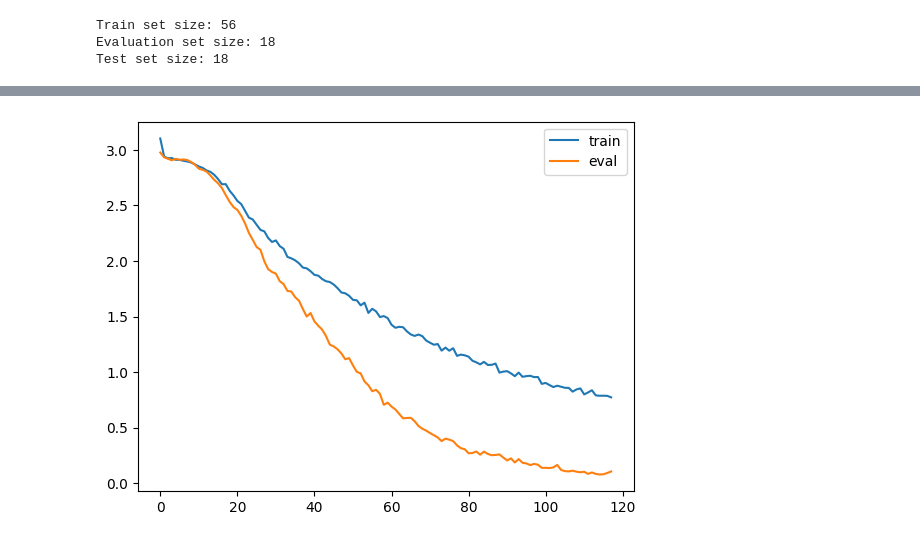
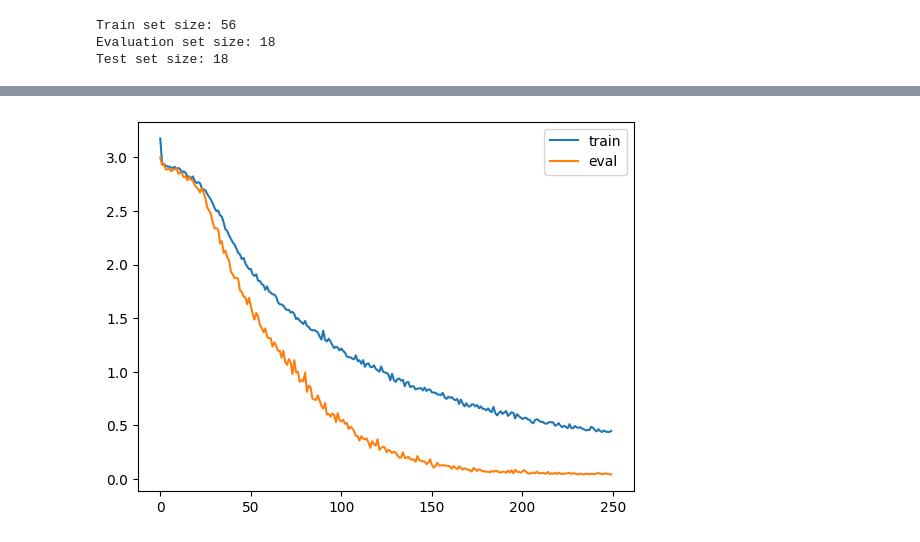
Before and after one commit to marc0bortolotti/Affective-AI-Music-Improviser, a Jupyter notebook: TCN/training.ipynb, the cells around one changed output, grey strips where cells are left out. Cells and saved outputs as stored; diff of their text form; code cells hidden in the pictures.

```diff
--- a/TCN/training.ipynb
+++ b/TCN/training.ipynb
@@ -30,7 +30,7 @@ DIRECTORY_PATH = ''
 
 EPOCHS = 500 # 500
 LEARNING_RATE = 2 # 4
-BATCH_SIZE = 2
+BATCH_SIZE = 4 # 16
 TRAIN_MODEL = True
 # %%
 '''
@@ -207,20 +203,23 @@ def epoch_step(dataloader, mode):
         # calculate the loss
         loss = criterion(final_output, final_target)
 
-        # calculate the gradients
-        loss.backward()
+        if mode == 'train':
+            # calculate the gradients
+            loss.backward()
 
-        if GRADIENT_CLIP > 0:
-            torch.nn.utils.clip_grad_norm_(model.parameters(), GRADIENT_CLIP)
+            # clip the gradients to avoid exploding gradients
+            if GRADIENT_CLIP > 0:
+                torch.nn.utils.clip_grad_norm_(model.parameters(), GRADIENT_CLIP)
 
-        # update the weights
-        optimizer.step()
+            # update the weights
+            optimizer.step()
 
         total_loss += loss.data.item()
 
     return total_loss / len(dataloader)
 # %%
-best_loss = 1e8
+best_eval_loss = 1e8
+best_train_loss = 1e8
 best_model_epoch = 0
 eval_losses = []
 train_losses = []
@@ -230,7 +229,7 @@ early_stop = False
 
 if TRAIN_MODEL:
 
-    RESULTS_PATH = os.path.join(DIRECTORY_PATH, 'results', time.strftime("%Y%m%d-%H%M%S"))
+    RESULTS_PATH = os.path.join(DIRECTORY_PATH, 'results', time.strftime("%Y%m%d_%H%M%S"))
     if not os.path.exists(RESULTS_PATH):
         os.makedirs(RESULTS_PATH)
 
@@ -246,10 +245,13 @@ if TRAIN_MODEL:
         eval_loss = epoch_step(eval_dataloader, 'eval')
 
         # Save the model if the validation loss is the best we've seen so far.
-        if eval_loss < best_loss:
+        if eval_loss < best_eval_loss:
             torch.save(model.state_dict(), MODEL_PATH)
-            best_loss = eval_loss
+            best_eval_loss = eval_loss
             best_model_epoch = epoch
+
+        if train_loss < best_train_loss:
+            best_train_loss = train_loss
 
         # # Anneal the learning rate if the validation loss plateaus
         # if epoch > 5 and eval_loss >= max(eval_losses[-5:]):
@@ -264,8 +266,8 @@ if TRAIN_MODEL:
         train_losses.append(train_loss)
 
         # Early stopping
-        if epoch > 10:
-            if eval_loss >= min(eval_losses[-10:]):
+        if epoch > 15:
+            if min(eval_losses[-15:]) > best_eval_loss:
                 break
 
         # print the loss and the progress
@@ -274,5 +276,5 @@ if TRAIN_MODEL:
                 .format(epoch, EPOCHS, lr, elapsed * 1000, train_loss, eval_loss))
 
     print('\n\n TRAINING FINISHED:\n\n\tBest Loss: {:5.2f}\tBest Model saved at epoch: {:3d}' \
-            .format(best_loss, best_model_epoch))
+            .format(best_eval_loss, best_model_epoch))
 # %% [output]
@@ -302,35 +310,40 @@ if TRAIN_MODEL:
     plt.legend()
     plt.savefig(os.path.join(RESULTS_PATH, 'losses.png'))
 
     plt.show()
 
 
     # save the vocabularies
     INPUT_TOK.VOCAB.save(os.path.join(RESULTS_PATH, 'input_vocab.txt'))
     OUTPUT_TOK.VOCAB.save(os.path.join(RESULTS_PATH, 'output_vocab.txt'))
 
      # save the model hyperparameters in a file txt
     with open(os.path.join(RESULTS_PATH, 'model_hyperparameters.txt'), 'w') as f:
 
         f.write(f'----------OPTIMIZATION PARAMETERS----------\n')
         f.write(f'DATE: {time.strftime("%Y%m%d-%H%M%S")}\n')
         f.write(f'DATASET_PATH: {DATASET_PATH}\n')
         f.write(f'SEED: {SEED}\n')
         f.write(f'INPUT_SIZE: {INPUT_VOCAB_SIZE}\n')
         f.write(f'EMBEDDING_SIZE: {EMBEDDING_SIZE}\n')
         f.write(f'LEVELS: {LEVELS}\n')
         f.write(f'HIDDEN_UNITS: {HIDDEN_UNITS}\n')
         f.write(f'NUM_CHANNELS: {NUM_CHANNELS}\n')
         f.write(f'OUTPUT_SIZE: {OUTPUT_VOCAB_SIZE}\n')
         f.write(f'LOSS_WEIGTHS: {LOSS_WEIGTHS}\n')
         f.write(f'LEARNING_RATE: {LEARNING_RATE}\n')
         f.write(f'BATCH_SIZE: {BATCH_SIZE}\n')
         f.write(f'EPOCHS: {EPOCHS}\n')
-        f.write(f'BEST_LOSS: {best_loss}\n')
+        f.write(f'GRADIENT_CLIP: {GRADIENT_CLIP}\n')
+        f.write(f'------------------------------------------\n')
+        f.write(f'----------RESULTS----------\n')
+        f.write(f'TRAIN_LOSSES: {train_losses}\n')
+        f.write(f'BEST_EVAL_LOSS: {best_train_loss}\n')
+        f.write(f'TEST_LOSS: {test_loss}\n')
         f.write(f'BEST_MODEL_EPOCH: {best_model_epoch}\n')
         f.write(f'------------------------------------------\n')
 # %% [output]
-[figure, old version]
+[figure, new version]
 # %%
 # Load the best saved model.
 model.load_state_dict(torch.load(MODEL_PATH))
```
Also changed, not shown: parts of 5 cells of this notebook, 18 other files.
